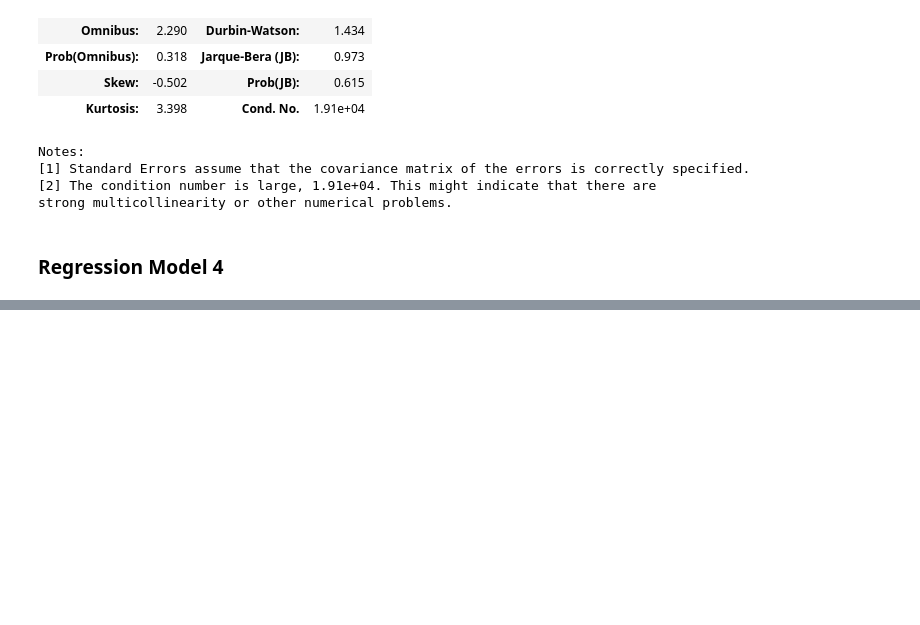
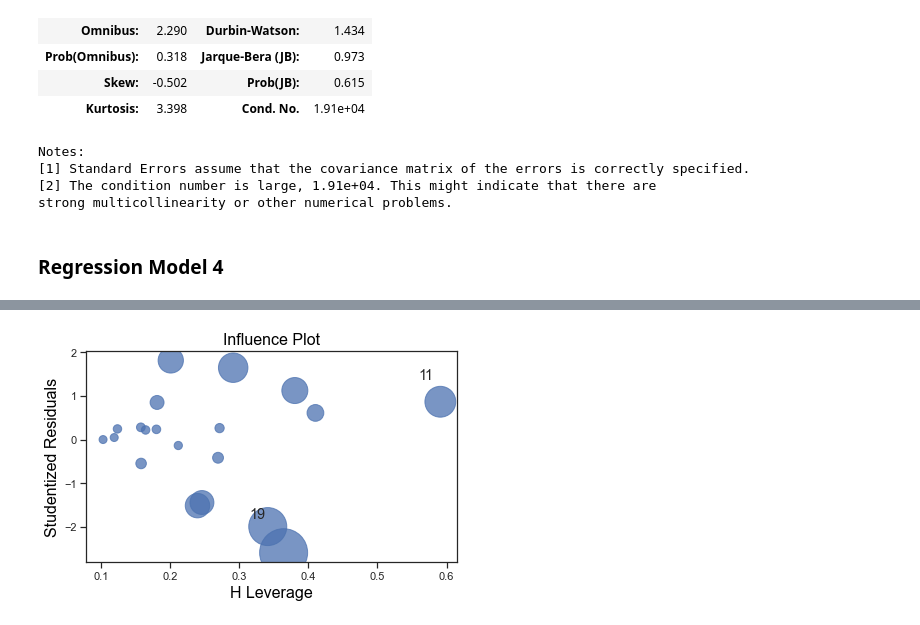
Before and after one commit to lenabinder1001/regression-height, a Jupyter notebook: models/regression-height.ipynb, the cells around one changed output, grey strips where cells are left out. Cells and saved outputs as stored; diff of their text form; code cells hidden in the pictures; blank space fills up the shorter version.

```diff
--- a/models/regression-height.ipynb
+++ b/models/regression-height.ipynb
@@ -300,0 +313,5 @@ strong multicollinearity or other numerical problems.
+# %%
+fig = sm.graphics.influence_plot(fit_4, criterion="cooks")
+fig.tight_layout(pad=1.0)
+# %% [output]
+[figure, added]
```
Also changed, not shown: parts of 6 cells of this notebook.
